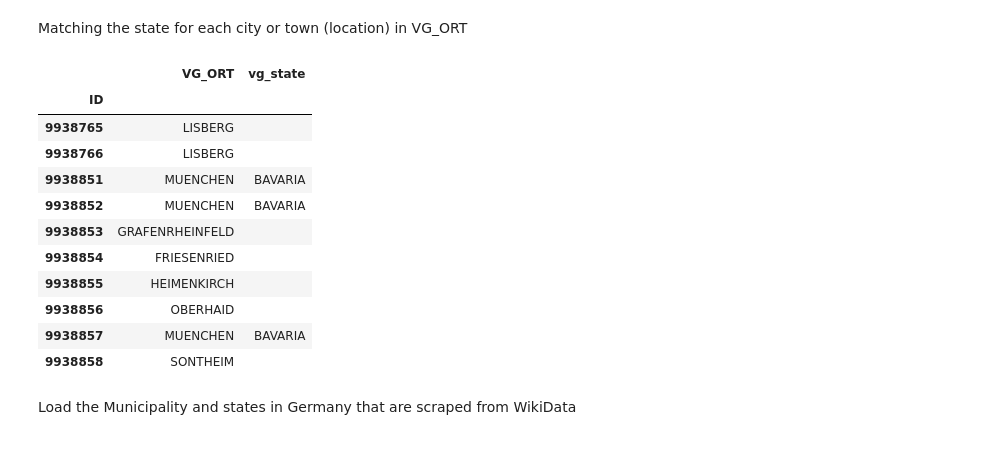
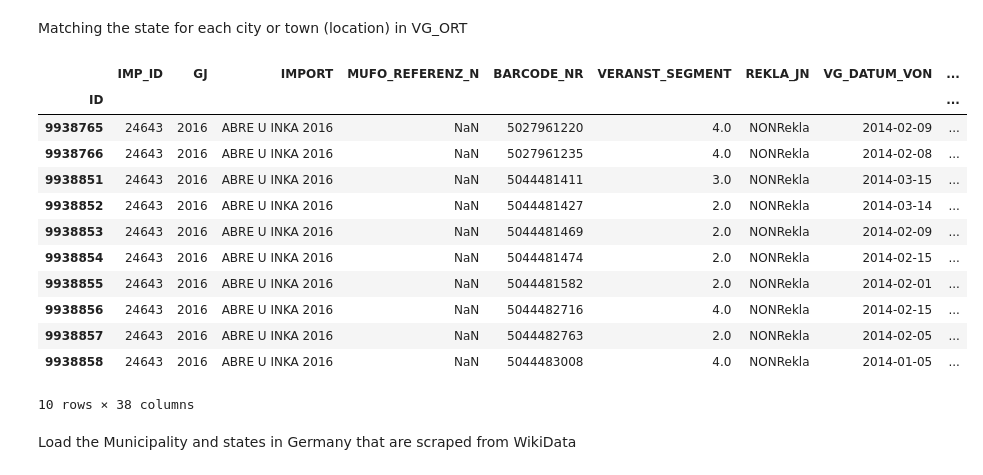
Before and after one commit to Saraavana/reclamation-processing, a Jupyter notebook: 00-Data-Exploration.ipynb, the cells around one changed output. Drawn from its saved outputs; the diff is of its cells as text; code cells hidden in the pictures.

```diff
--- a/00-Data-Exploration.ipynb
+++ b/00-Data-Exploration.ipynb
@@ -224,23 +194,26 @@ df_vg_ort['vg_state'] = ''
+# %%
+allclaims_df['vg_state'] = ''
 # %%
 for each in cities_states_de_df.itertuples() :
     city = each.City
     state = each.State
-    df_vg_ort.loc[df_vg_ort['VG_ORT'] == city, 'vg_state'] = state.strip()
+    allclaims_df.loc[allclaims_df['VG_ORT'] == city, 'vg_state'] = state.strip()
 
-display(df_vg_ort.head(10))
+display(allclaims_df.head(10))
 # %% [output]
-|  | VG_ORT | vg_state |
-| ID |  |  |
-| 9938765 | LISBERG |  |
-| 9938766 | LISBERG |  |
-| 9938851 | MUENCHEN | BAVARIA |
-| 9938852 | MUENCHEN | BAVARIA |
-| 9938853 | GRAFENRHEINFELD |  |
-| 9938854 | FRIESENRIED |  |
-| 9938855 | HEIMENKIRCH |  |
-| 9938856 | OBERHAID |  |
-| 9938857 | MUENCHEN | BAVARIA |
-| 9938858 | SONTHEIM |  |
+|  | IMP_ID | GJ | IMPORT | MUFO_REFERENZ_N | BARCODE_NR | VERANST_SEGMENT | REKLA_JN | VG_DATUM_VON | ... |
+| ID |  |  |  |  |  |  |  |  | ... |
+| 9938765 | 24643 | 2016 | ABRE U INKA 2016 | NaN | 5027961220 | 4.0 | NONRekla | 2014-02-09 | ... |
+| 9938766 | 24643 | 2016 | ABRE U INKA 2016 | NaN | 5027961235 | 4.0 | NONRekla | 2014-02-08 | ... |
+| 9938851 | 24643 | 2016 | ABRE U INKA 2016 | NaN | 5044481411 | 3.0 | NONRekla | 2014-03-15 | ... |
+| 9938852 | 24643 | 2016 | ABRE U INKA 2016 | NaN | 5044481427 | 2.0 | NONRekla | 2014-03-14 | ... |
+| 9938853 | 24643 | 2016 | ABRE U INKA 2016 | NaN | 5044481469 | 2.0 | NONRekla | 2014-02-09 | ... |
+| 9938854 | 24643 | 2016 | ABRE U INKA 2016 | NaN | 5044481474 | 2.0 | NONRekla | 2014-02-15 | ... |
+| 9938855 | 24643 | 2016 | ABRE U INKA 2016 | NaN | 5044481582 | 2.0 | NONRekla | 2014-02-01 | ... |
+| 9938856 | 24643 | 2016 | ABRE U INKA 2016 | NaN | 5044482716 | 4.0 | NONRekla | 2014-02-15 | ... |
+| 9938857 | 24643 | 2016 | ABRE U INKA 2016 | NaN | 5044482763 | 2.0 | NONRekla | 2014-02-05 | ... |
+| 9938858 | 24643 | 2016 | ABRE U INKA 2016 | NaN | 5044483008 | 4.0 | NONRekla | 2014-01-05 | ... |
+10 rows × 38 columns
 # %% [markdown]
 Load the Municipality and states in Germany that are scraped from WikiData
 # %%
```
Also changed, not shown: parts of 41 cells of this notebook.
